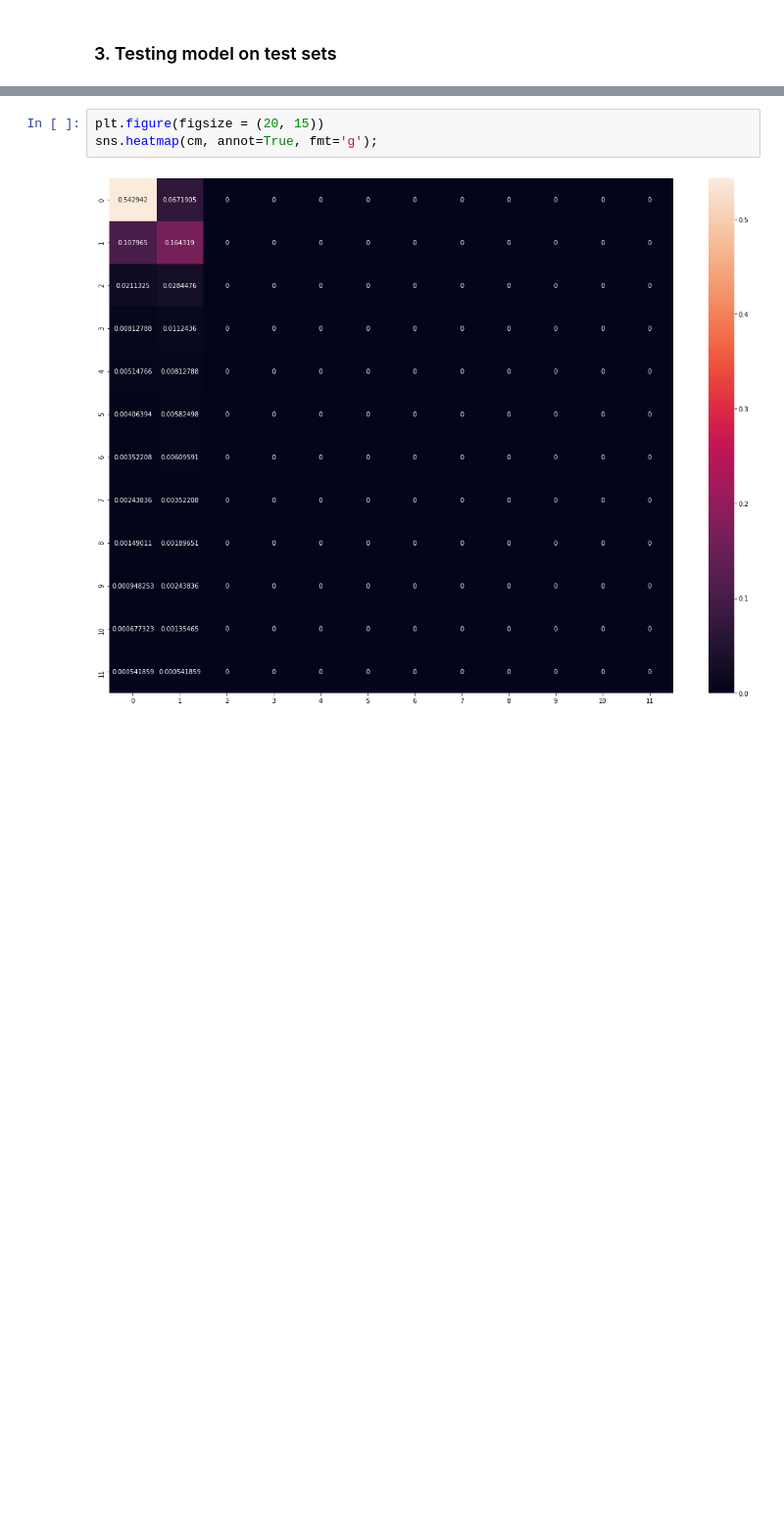
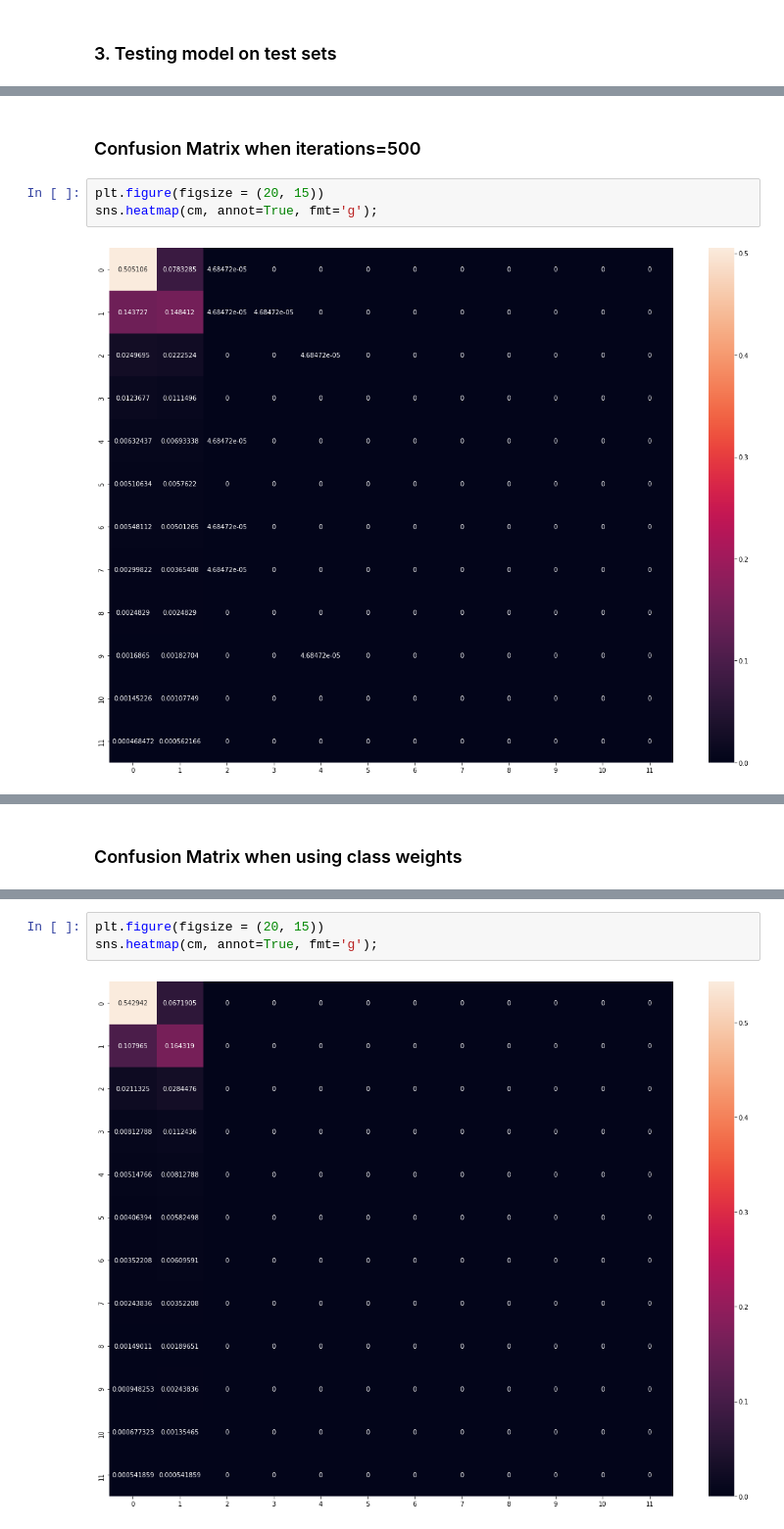
Before and after one commit to borovikv/ds-lab, a Jupyter notebook: projects/kaggle-airbnb/notebooks/4_catboost.ipynb, the cells around one changed output, grey strips where cells are left out. Shown: that part at 98% size. Cells and saved outputs as stored; diff of their text form; blank space fills up the shorter version.

```diff
--- a/projects/kaggle-airbnb/notebooks/4_catboost.ipynb
+++ b/projects/kaggle-airbnb/notebooks/4_catboost.ipynb
@@ -159,0 +170,7 @@ time: 90.1 ms (started: 2021-08-17 12:02:08 +00:00)
+# %% [markdown]
+### Confusion Matrix when iterations=500
+# %%
+plt.figure(figsize = (20, 15))
+sns.heatmap(cm, annot=True, fmt='g');
+# %% [output]
+[figure, added]
@@ -160,3 +178,5 @@ time: 90.1 ms (started: 2021-08-17 12:02:08 +00:00)
+# %% [markdown]
+### Confusion Matrix when using class weights
 # %%
 plt.figure(figsize = (20, 15))
 sns.heatmap(cm, annot=True, fmt='g');
```
Also changed, not shown: parts of 22 cells of this notebook, 15 other files.
